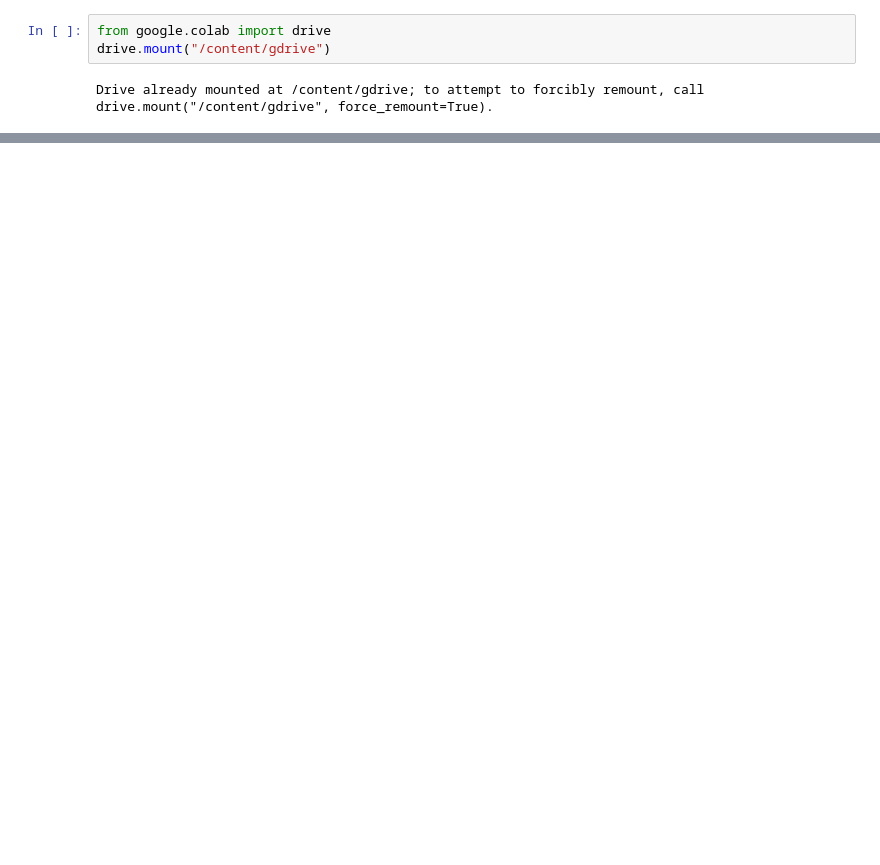
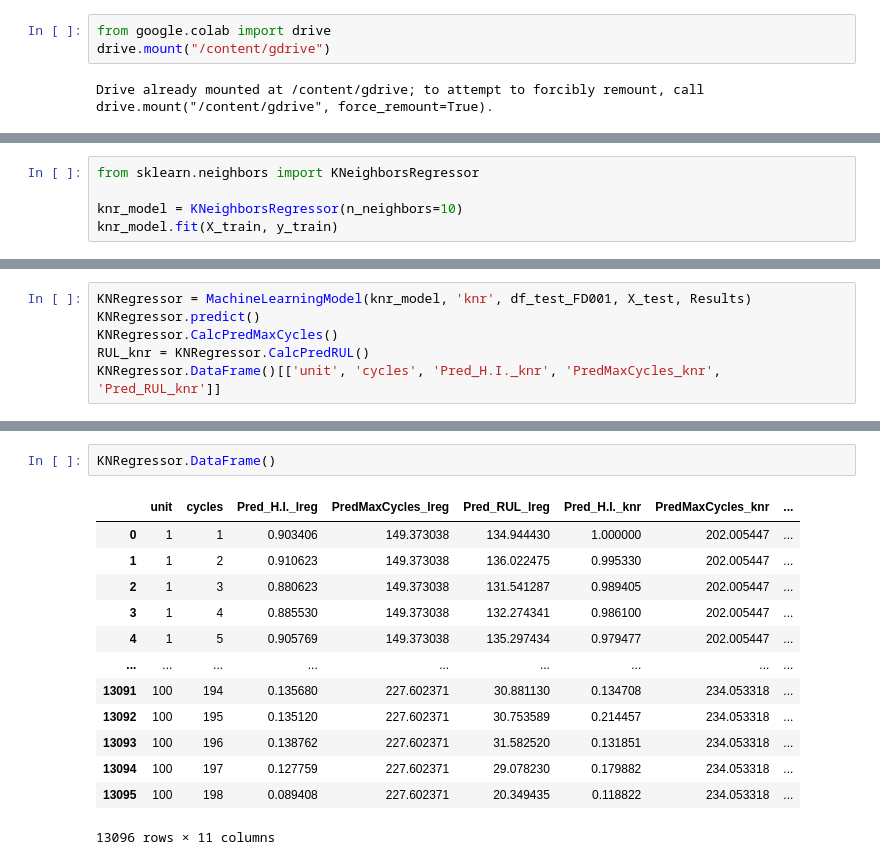
Before and after one commit to luqmanbuang/Aircraft-Engine-Lifetime-Prediction-with-Machine-Learning, a Jupyter notebook: Main_Phase_2.ipynb, the cells around one changed output, grey strips where cells are left out. Drawn from its saved outputs; the diff is of its cells as text; blank space fills up the shorter version.

```diff
--- a/Main_Phase_2.ipynb
+++ b/Main_Phase_2.ipynb
@@ -254,0 +129,5 @@ df_train_FD001
+# %%
+from sklearn.neighbors import KNeighborsRegressor
+
+knr_model = KNeighborsRegressor(n_neighbors=10)
+knr_model.fit(X_train, y_train)
@@ -254,0 +319,6 @@ df_train_FD001
+# %%
+KNRegressor = MachineLearningModel(knr_model, 'knr', df_test_FD001, X_test, Results)
+KNRegressor.predict()
+KNRegressor.CalcPredMaxCycles()
+RUL_knr = KNRegressor.CalcPredRUL()
+KNRegressor.DataFrame()[['unit', 'cycles', 'Pred_H.I._knr', 'PredMaxCycles_knr', 'Pred_RUL_knr']]
@@ -254,0 +359,16 @@ df_train_FD001
+# %%
+KNRegressor.DataFrame()
+# %% [output]
+|  | unit | cycles | Pred_H.I._lreg | PredMaxCycles_lreg | Pred_RUL_lreg | Pred_H.I._knr | PredMaxCycles_knr | ... |
+| 0 | 1 | 1 | 0.903406 | 149.373038 | 134.944430 | 1.000000 | 202.005447 | ... |
+| 1 | 1 | 2 | 0.910623 | 149.373038 | 136.022475 | 0.995330 | 202.005447 | ... |
+| 2 | 1 | 3 | 0.880623 | 149.373038 | 131.541287 | 0.989405 | 202.005447 | ... |
+| 3 | 1 | 4 | 0.885530 | 149.373038 | 132.274341 | 0.986100 | 202.005447 | ... |
+| 4 | 1 | 5 | 0.905769 | 149.373038 | 135.297434 | 0.979477 | 202.005447 | ... |
+| ... | ... | ... | ... | ... | ... | ... | ... | ... |
+| 13091 | 100 | 194 | 0.135680 | 227.602371 | 30.881130 | 0.134708 | 234.053318 | ... |
+| 13092 | 100 | 195 | 0.135120 | 227.602371 | 30.753589 | 0.214457 | 234.053318 | ... |
+| 13093 | 100 | 196 | 0.138762 | 227.602371 | 31.582520 | 0.131851 | 234.053318 | ... |
+| 13094 | 100 | 197 | 0.127759 | 227.602371 | 29.078230 | 0.179882 | 234.053318 | ... |
+| 13095 | 100 | 198 | 0.089408 | 227.602371 | 20.349435 | 0.118822 | 234.053318 | ... |
+13096 rows × 11 columns
```
Also changed, not shown: parts of 55 cells of this notebook.
